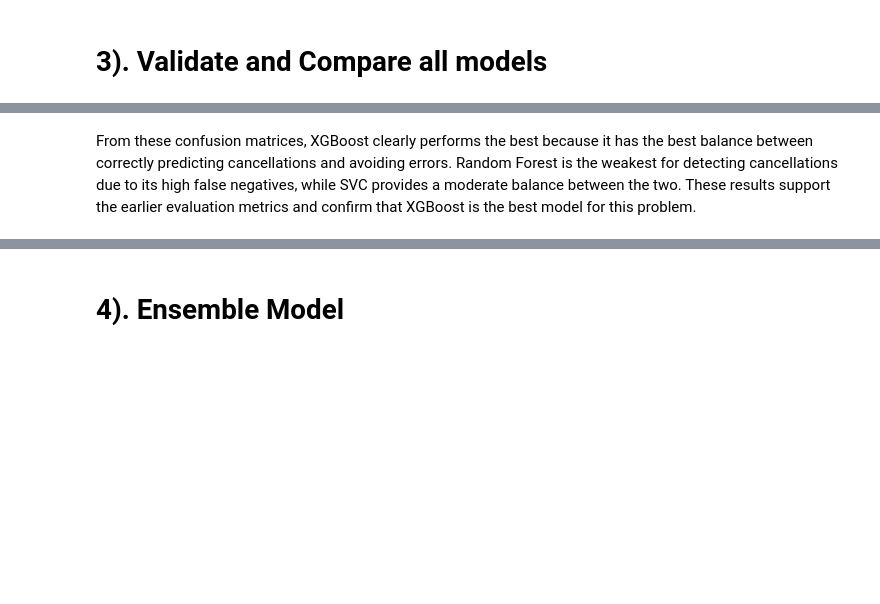
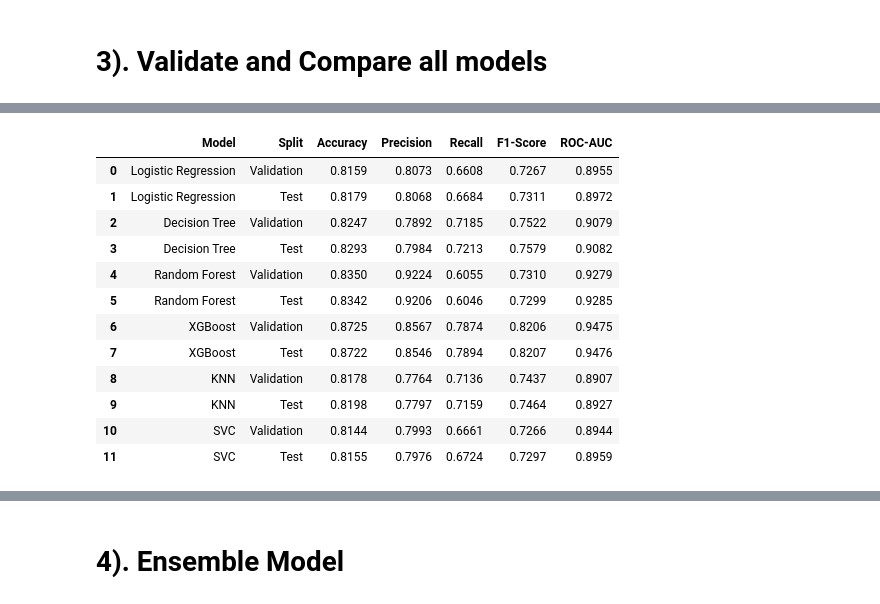
Before and after one commit to yu-cyber01/Final__Hotel_Booking_Demand_ITAI1371_WED14406_CherlukSumdin, a Jupyter notebook: Final_CherlukSumdin.ipynb, the cells around one changed output, grey strips where cells are left out. Cells and saved outputs as stored; diff of their text form; code cells hidden in the pictures; blank space fills up the shorter version.

```diff
--- a/Final_CherlukSumdin.ipynb
+++ b/Final_CherlukSumdin.ipynb
@@ -808,18 +744,0 @@ The graph shows XGBoost performs the best because it has the highest ROC-AUC sco
-# %%
-test_results = []
-
-for name, model in trained_models.items():
-    y_pred = model.predict(X_test)     # Make predictions on the test set
-    y_prob = model.predict_proba(X_test)[:, 1]     # Get probability predictions for class 1 (canceled)
-
-    # Store evaluation metrics for each model
-    test_results.append({
-        "Model": name,
-        "Accuracy": accuracy_score(y_test, y_pred), # Overall correctness
-        "Precision": precision_score(y_test, y_pred), # How many predicted cancellations are correct
-        "Recall": recall_score(y_test, y_pred), # How many actual cancellations are found
-        "F1-Score": f1_score(y_test, y_pred), # Balance between precision and recall
-        "ROC-AUC": roc_auc_score(y_test, y_prob) # Overall classification ability
-    })
-
-test_df = pd.DataFrame(test_results)
@@ -912,2 +745,54 @@ Bottom-right (True Positive): correctly predicted canceled
-# %% [markdown]
-From these confusion matrices, XGBoost clearly performs the best because it has the best balance between correctly predicting cancellations and avoiding errors. Random Forest is the weakest for detecting cancellations due to its high false negatives, while SVC provides a moderate balance between the two. These results support the earlier evaluation metrics and confirm that XGBoost is the best model for this problem.
+# %%
+combined_results = []
+
+for name, model in trained_models.items():
+
+    # --- Validation ---
+    y_pred_val = model.predict(X_val)
+    y_prob_val = model.predict_proba(X_val)[:, 1]
+
+    combined_results.append({
+        "Model": name,
+        "Split": "Validation",
+        "Accuracy": accuracy_score(y_val, y_pred_val),
+        "Precision": precision_score(y_val, y_pred_val),
+        "Recall": recall_score(y_val, y_pred_val),
+        "F1-Score": f1_score(y_val, y_pred_val),
+        "ROC-AUC": roc_auc_score(y_val, y_prob_val)
+    })
+
+    # --- Test ---
+    y_pred_test = model.predict(X_test)
+    y_prob_test = model.predict_proba(X_test)[:, 1]
+
+    combined_results.append({
+        "Model": name,
+        "Split": "Test",
+        "Accuracy": accuracy_score(y_test, y_pred_test),
+        "Precision": precision_score(y_test, y_pred_test),
+        "Recall": recall_score(y_test, y_pred_test),
+        "F1-Score": f1_score(y_test, y_pred_test),
+        "ROC-AUC": roc_auc_score(y_test, y_prob_test)
+    })
+
+# Convert to DataFrame
+combined_df = pd.DataFrame(combined_results)
+
+# Round values
+combined_df = combined_df.round(4)
+
+combined_df
+# %% [output]
+|  | Model | Split | Accuracy | Precision | Recall | F1-Score | ROC-AUC |
+| 0 | Logistic Regression | Validation | 0.8159 | 0.8073 | 0.6608 | 0.7267 | 0.8955 |
+| 1 | Logistic Regression | Test | 0.8179 | 0.8068 | 0.6684 | 0.7311 | 0.8972 |
+| 2 | Decision Tree | Validation | 0.8247 | 0.7892 | 0.7185 | 0.7522 | 0.9079 |
+| 3 | Decision Tree | Test | 0.8293 | 0.7984 | 0.7213 | 0.7579 | 0.9082 |
+| 4 | Random Forest | Validation | 0.8350 | 0.9224 | 0.6055 | 0.7310 | 0.9279 |
+| 5 | Random Forest | Test | 0.8342 | 0.9206 | 0.6046 | 0.7299 | 0.9285 |
+| 6 | XGBoost | Validation | 0.8725 | 0.8567 | 0.7874 | 0.8206 | 0.9475 |
+| 7 | XGBoost | Test | 0.8722 | 0.8546 | 0.7894 | 0.8207 | 0.9476 |
+| 8 | KNN | Validation | 0.8178 | 0.7764 | 0.7136 | 0.7437 | 0.8907 |
+| 9 | KNN | Test | 0.8198 | 0.7797 | 0.7159 | 0.7464 | 0.8927 |
+| 10 | SVC | Validation | 0.8144 | 0.7993 | 0.6661 | 0.7266 | 0.8944 |
+| 11 | SVC | Test | 0.8155 | 0.7976 | 0.6724 | 0.7297 | 0.8959 |
```
Also changed, not shown: parts of 36 cells of this notebook.
